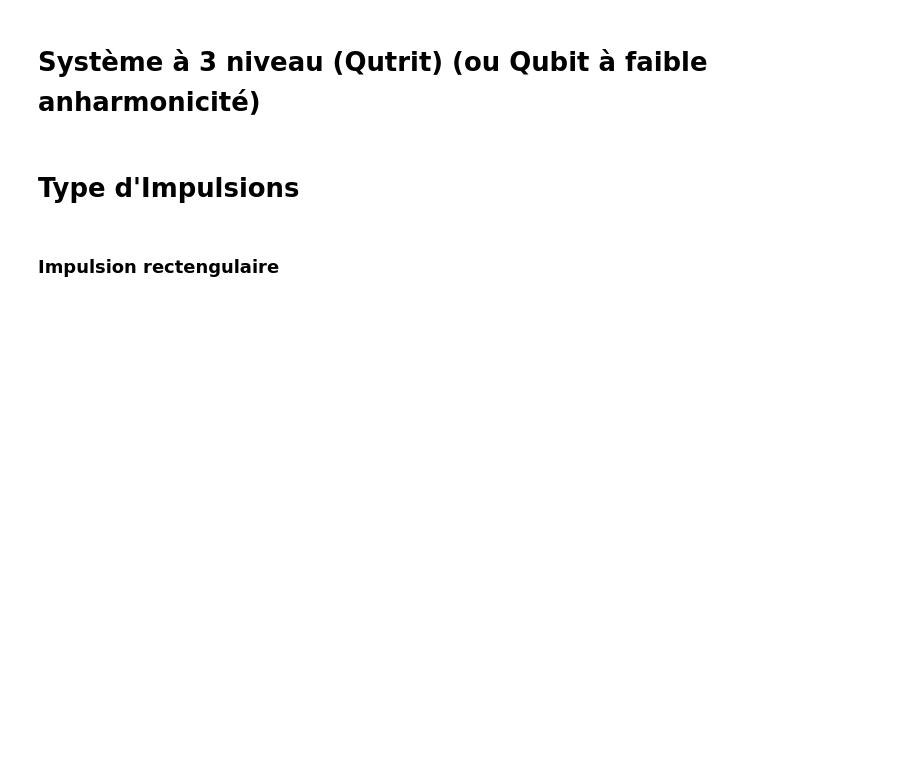
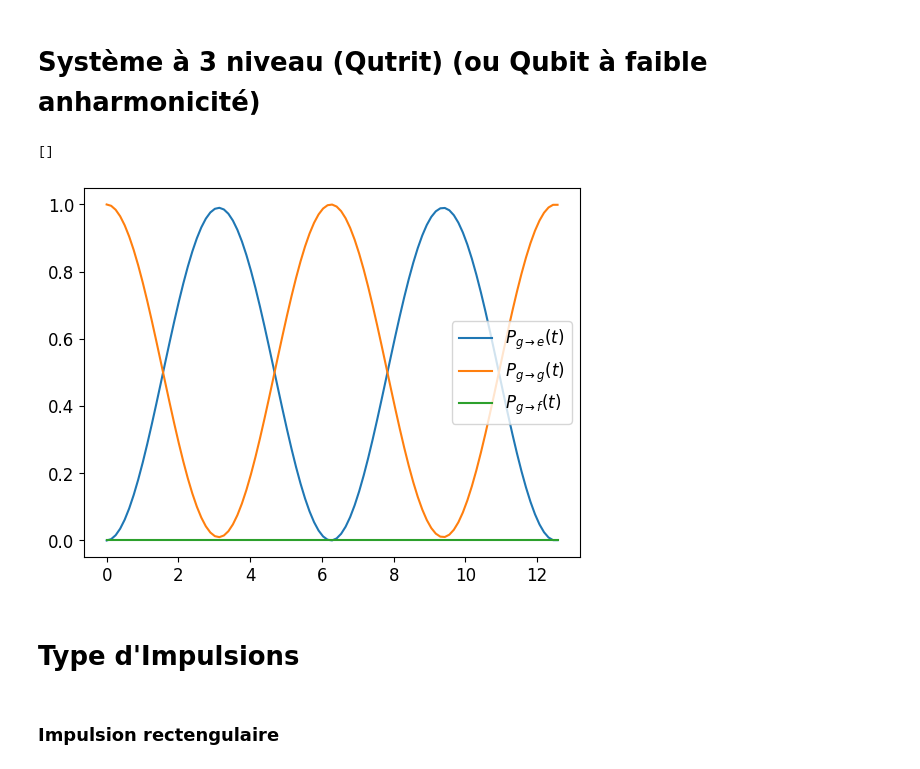
Before and after one commit to AmdaU/Charge_PHQ434_A23, a Jupyter notebook: 21_septembre.ipynb, the cells around one changed output. Saved outputs shown, nothing was run; the diff lists cells and outputs as text; code cells hidden in the pictures; blank space fills up the shorter version.

```diff
--- a/21_septembre.ipynb
+++ b/21_septembre.ipynb
@@ -75,5 +87,52 @@ b = qutip.Bloch()
 # %% [markdown]
 # Système à 3 niveau (Qutrit) (ou Qubit à faible anharmonicité)
+# %%
+etat3_g = basis(3,0)  # |g>
+etat3_e = basis(3,1)  # |e>
+etat3_f = basis(3,2)  # |e>
+
+Delta = 0.1
+
+gg3 = etat3_g*etat3_g.dag()  # |g><g|
+ee3 = etat3_e*etat3_e.dag()  # |e><e|
+ge3 = etat3_g*etat3_e.dag()  # |g><e|
+eg3 = etat3_e*etat3_g.dag()  # |e><g|
+ff3 = etat3_f*etat3_f.dag()  # |f><f|
+ef3 = etat3_e*etat3_f.dag()  # |e><f|
+fe3 = etat3_f*etat3_e.dag()  # |f><e|
+
+Anna = 1000
+
+H0 = Delta * ee3  + (2*Delta+Anna)* ff3
+# Hint = 0.5*(drive*eg3 + np.conjugate(drive)*ge3) + 0.5*(drive*ef3 + np.conjugate(drive)*fe3)
+Hint = drive/2 * eg3 + np.conjugate(drive)/2 * ge3 + drive/2 * fe3 + np.conjugate(drive)/2 * ef3
+psi0= etat3_g
+
+H = H0 + Hint
+
+T = 2*2*np.pi/abs(drive) # Une "periode" d'oscillation (pour drive >> Delta)
+
+tmax = T
+t = np.linspace(0,tmax,101)
+
+result = mesolve(H, psi0, t) # permet d'obtenir la matrice densité/vecteur d'état pour chaque points en temps
+
+P_ge = expect(ee3 ,result.states) # P<phi(t)|e><e|phi(t)>
+plt.plot(t, P_ge, label=r'$P_{g \rightarrow e} (t)$')
+
+P_gg = expect(gg3 ,result.states) # P<phi(t)|e><e|phi(t)>
+plt.plot(t, P_gg, label=r'$P_{g \rightarrow g} (t)$')
+
+P_gf = expect(ff3 ,result.states) # P<phi(t)|e><e|phi(t)>
+plt.plot(t, P_gf, label=r'$P_{g \rightarrow f} (t)$')
+
+plt.rcParams.update({'font.size': 12})
+
+plt.legend()
+plt.plot()
+# %% [output]
+[]
+[figure, added]
 # %% [markdown]
 # Type d'Impulsions
 # %%
```
Also changed, not shown: parts of 11 cells of this notebook.
